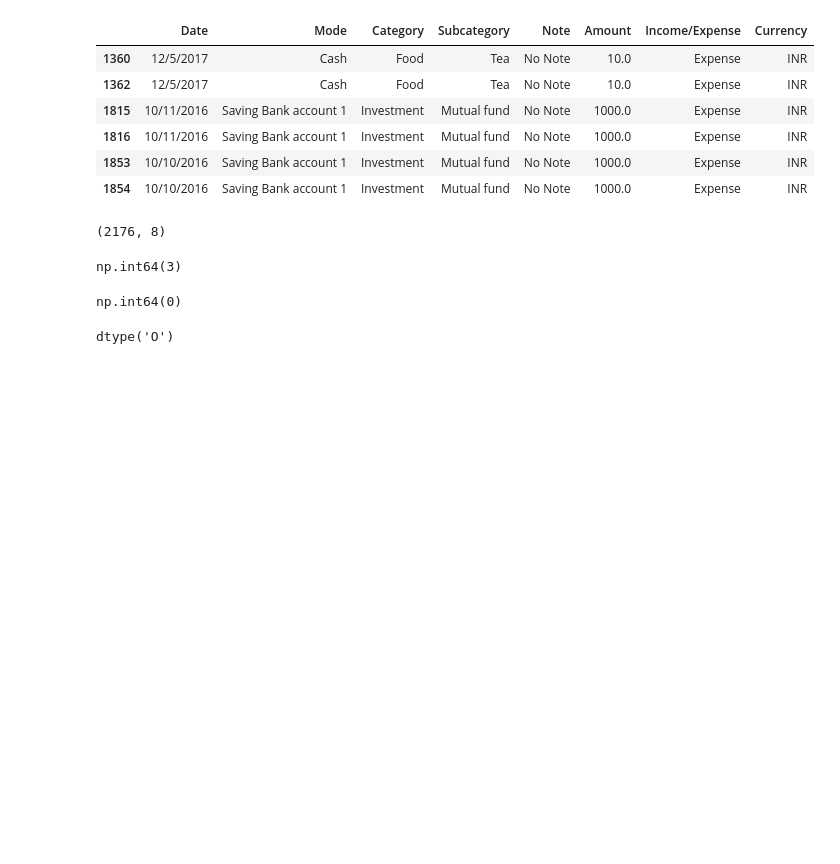
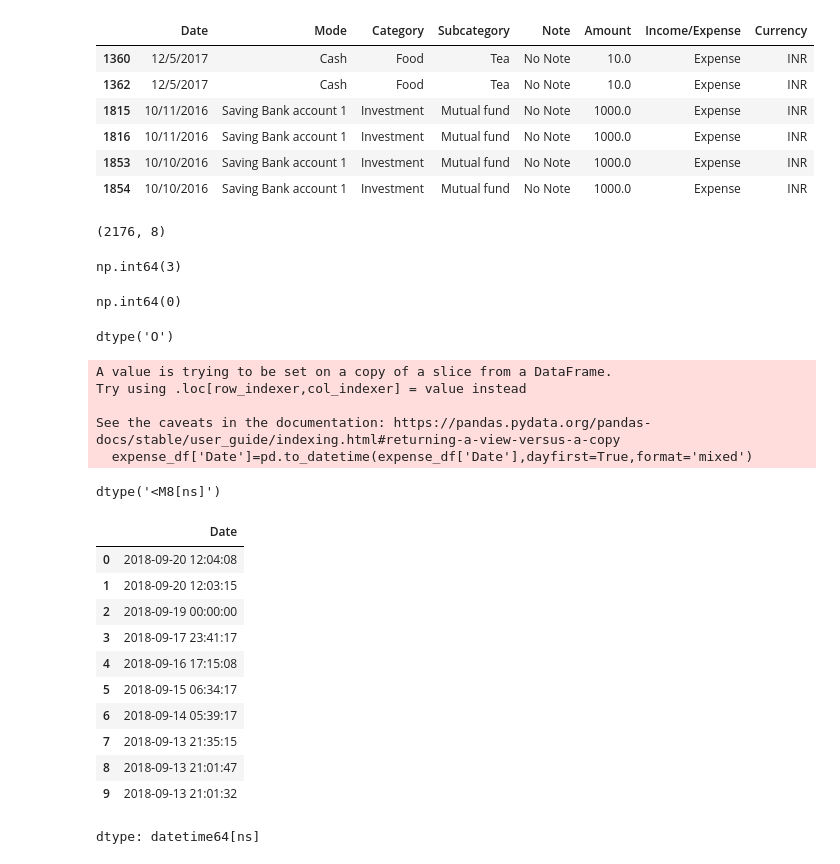
Before and after one commit to kailashchaudhary-p/Daily-Expense-Analyzer, a Jupyter notebook: Daily_Expense_Analyzer.ipynb, the cells around one changed output. Saved outputs shown, nothing was run; the diff lists cells and outputs as text; code cells hidden in the pictures; blank space fills up the shorter version.

```diff
--- a/Daily_Expense_Analyzer.ipynb
+++ b/Daily_Expense_Analyzer.ipynb
@@ -268,3 +268,30 @@ np.int64(0)
 expense_df['Date'].dtype
 # %% [output]
 dtype('O')
+# %%
+expense_df['Date']=pd.to_datetime(expense_df['Date'],dayfirst=True,format='mixed')
+# %% [output]
+A value is trying to be set on a copy of a slice from a DataFrame.
+Try using .loc[row_indexer,col_indexer] = value instead
+
+See the caveats in the documentation: https://pandas.pydata.org/pandas-docs/stable/user_guide/indexing.html#returning-a-view-versus-a-copy
+  expense_df['Date']=pd.to_datetime(expense_df['Date'],dayfirst=True,format='mixed')
+# %%
+expense_df['Date'].dtype
+# %% [output]
+dtype('<M8[ns]')
+# %%
+expense_df['Date'].head(10)
+# %% [output]
+|  | Date |
+| 0 | 2018-09-20 12:04:08 |
+| 1 | 2018-09-20 12:03:15 |
+| 2 | 2018-09-19 00:00:00 |
+| 3 | 2018-09-17 23:41:17 |
+| 4 | 2018-09-16 17:15:08 |
+| 5 | 2018-09-15 06:34:17 |
+| 6 | 2018-09-14 05:39:17 |
+| 7 | 2018-09-13 21:35:15 |
+| 8 | 2018-09-13 21:01:47 |
+| 9 | 2018-09-13 21:01:32 |
+dtype: datetime64[ns]
```
